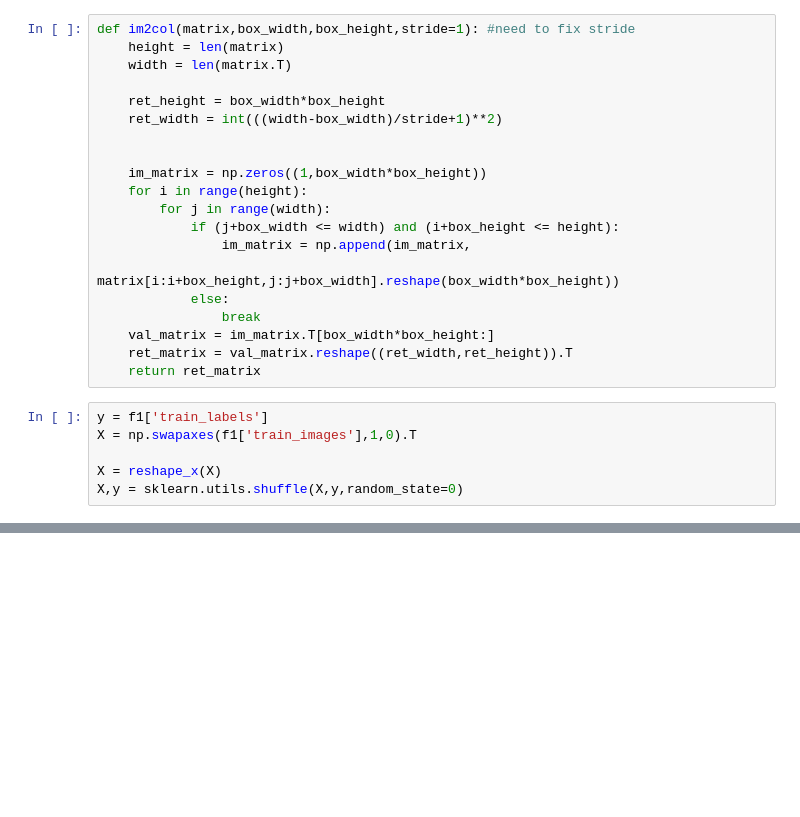
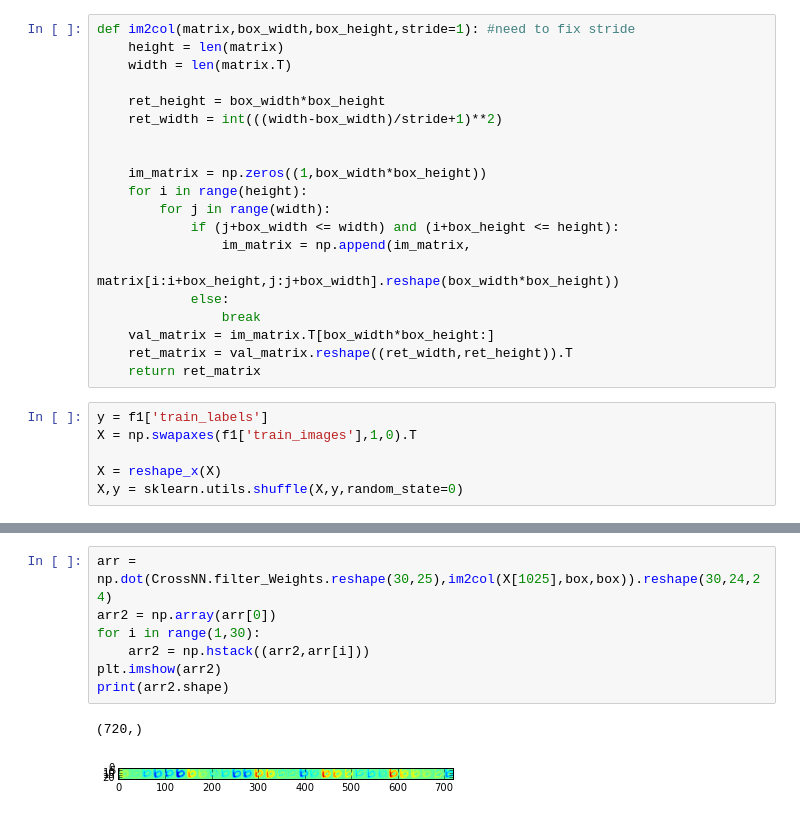
Before and after one commit to galharbi/ConvNN, a Jupyter notebook: ConvNN.ipynb, the cells around one changed output, grey strips where cells are left out. Drawn from its saved outputs; the diff is of its cells as text; blank space fills up the shorter version.

```diff
--- a/ConvNN.ipynb
+++ b/ConvNN.ipynb
@@ -197,0 +199,10 @@ plt.imshow(CrossNN.filter_Weights[9].reshape(5,5))
+# %%
+arr = np.dot(CrossNN.filter_Weights.reshape(30,25),im2col(X[1025],box,box)).reshape(30,24,24)
+arr2 = np.array(arr[0])
+for i in range(1,30):
+    arr2 = np.hstack((arr2,arr[i]))
+plt.imshow(arr2)
+print(arr2.shape)
+# %% [output]
+(720,)
+[figure, added]
```
Also changed, not shown: parts of 8 cells of this notebook.
